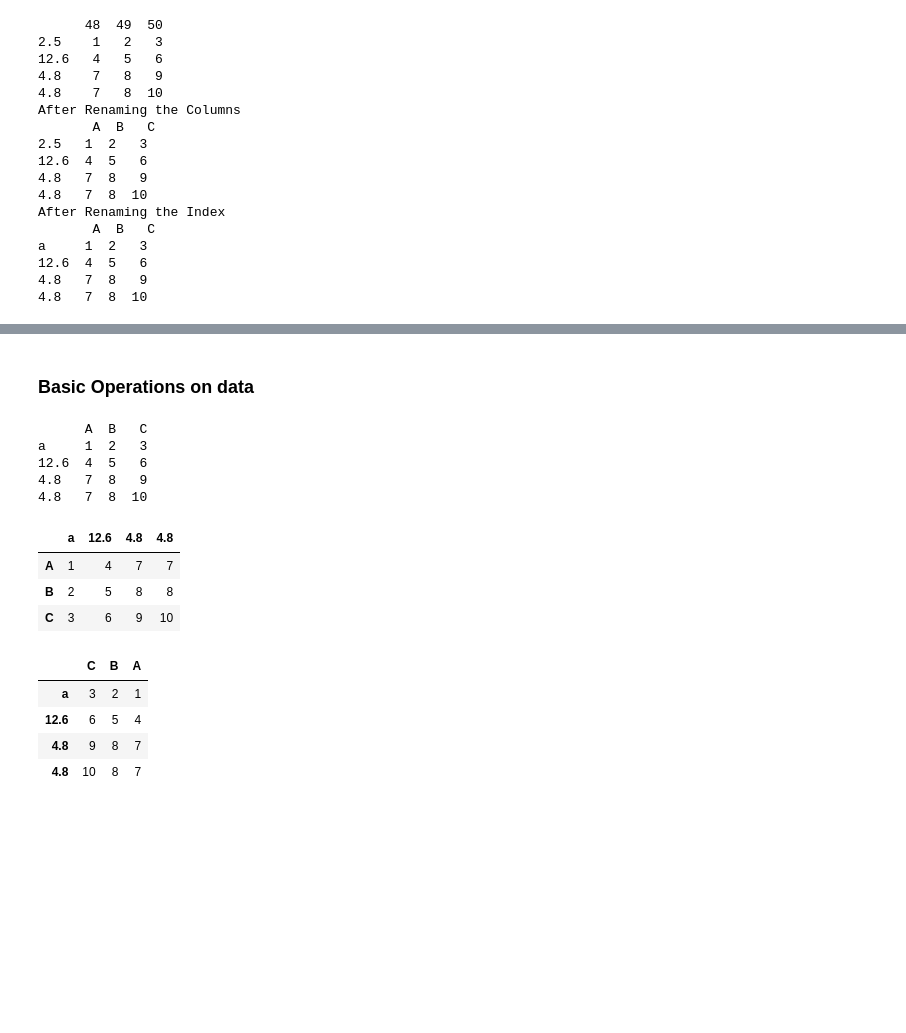
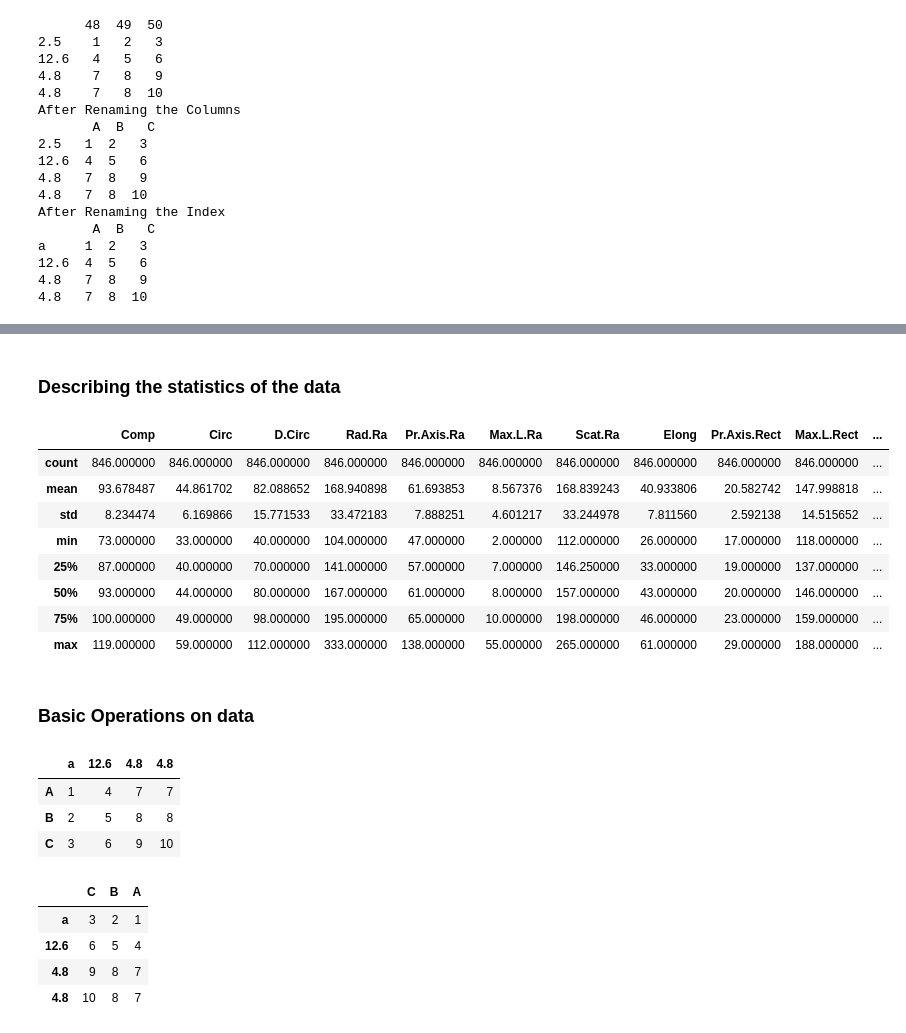
Before and after one commit to navagg/ML_notebooks, a Jupyter notebook: 6_Pandas.ipynb, the cells around one changed output, grey strips where cells are left out. Saved outputs shown, nothing was run; the diff lists cells and outputs as text; code cells hidden in the pictures; blank space fills up the shorter version.

```diff
--- a/6_Pandas.ipynb
+++ b/6_Pandas.ipynb
@@ -483,0 +430,3 @@ a     1  2   3
+# %%
+vehicle=pd.read_csv("D:\onedrive\Python\dataset\Vehicle.csv")
+print(vehicle)
@@ -484,14 +493,22 @@ a     1  2   3
+# %% [markdown]
+### Describing the statistics of the data
+# %%
+vehicle.describe()
+# %% [output]
+|  | Comp | Circ | D.Circ | Rad.Ra | Pr.Axis.Ra | Max.L.Ra | Scat.Ra | Elong | Pr.Axis.Rect | Max.L.Rect | ... |
+| count | 846.000000 | 846.000000 | 846.000000 | 846.000000 | 846.000000 | 846.000000 | 846.000000 | 846.000000 | 846.000000 | 846.000000 | ... |
+| mean | 93.678487 | 44.861702 | 82.088652 | 168.940898 | 61.693853 | 8.567376 | 168.839243 | 40.933806 | 20.582742 | 147.998818 | ... |
+| std | 8.234474 | 6.169866 | 15.771533 | 33.472183 | 7.888251 | 4.601217 | 33.244978 | 7.811560 | 2.592138 | 14.515652 | ... |
+| min | 73.000000 | 33.000000 | 40.000000 | 104.000000 | 47.000000 | 2.000000 | 112.000000 | 26.000000 | 17.000000 | 118.000000 | ... |
+| 25% | 87.000000 | 40.000000 | 70.000000 | 141.000000 | 57.000000 | 7.000000 | 146.250000 | 33.000000 | 19.000000 | 137.000000 | ... |
+| 50% | 93.000000 | 44.000000 | 80.000000 | 167.000000 | 61.000000 | 8.000000 | 157.000000 | 43.000000 | 20.000000 | 146.000000 | ... |
+| 75% | 100.000000 | 49.000000 | 98.000000 | 195.000000 | 65.000000 | 10.000000 | 198.000000 | 46.000000 | 23.000000 | 159.000000 | ... |
+| max | 119.000000 | 59.000000 | 112.000000 | 333.000000 | 138.000000 | 55.000000 | 265.000000 | 61.000000 | 29.000000 | 188.000000 | ... |
 # %% [markdown]
 ### Basic Operations on data
 # %%
-print(df)
 df.T # Transpose of data
 # %% [output]
-      A  B   C
-a     1  2   3
-12.6  4  5   6
-4.8   7  8   9
-4.8   7  8  10
 |  | a | 12.6 | 4.8 | 4.8 |
 | A | 1 | 4 | 7 | 7 |
 | B | 2 | 5 | 8 | 8 |
```
Also changed, not shown: parts of 59 cells of this notebook, 23 other files.
